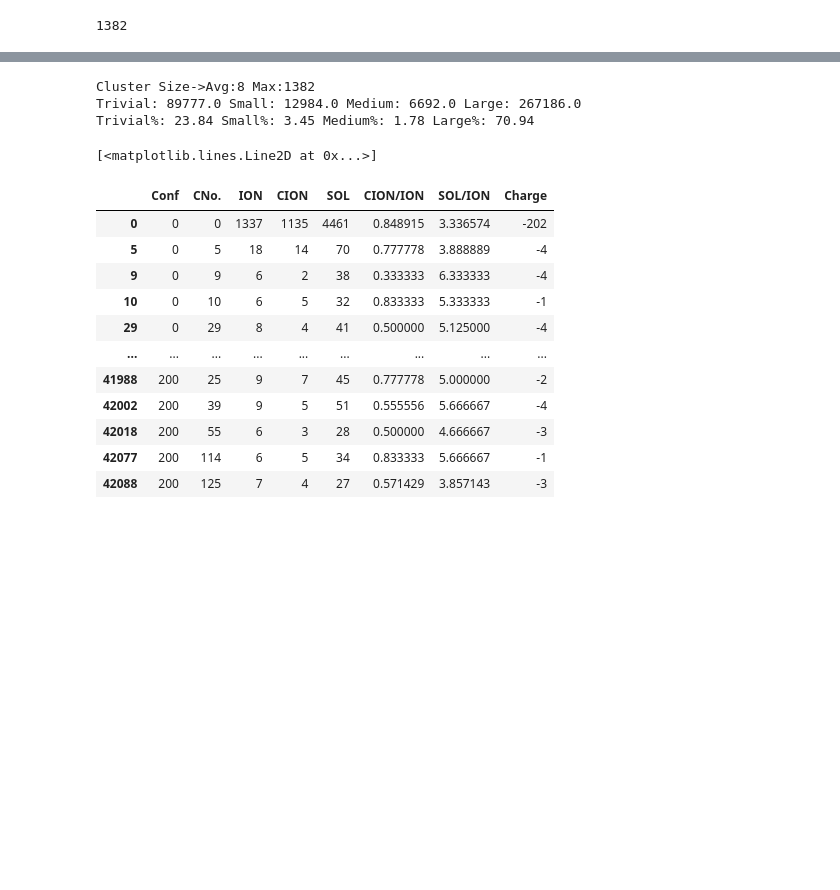
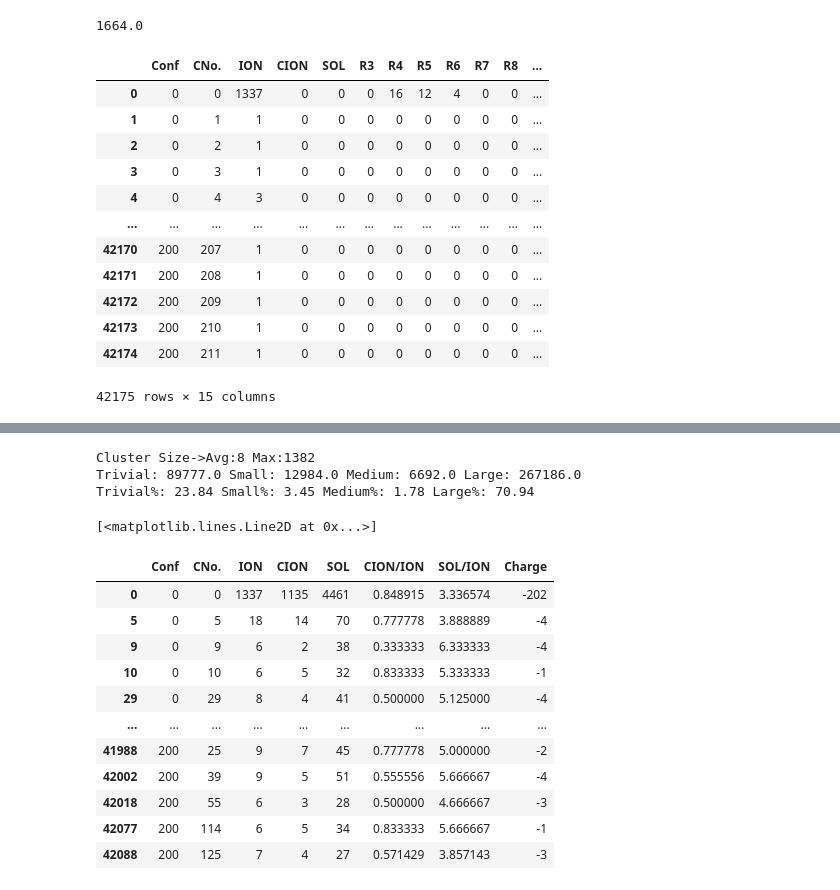
Before and after one commit to avi1299/KDP_Clustering, a Jupyter notebook: CSV_analyser.ipynb, the cells around one changed output, grey strips where cells are left out. Drawn from its saved outputs; the diff is of its cells as text; code cells hidden in the pictures; blank space fills up the shorter version.

Commit message:
Made changes to ring analysis so it finds Euler's number of rings
Created the Results.csv for different saturations for the M1B model

CSV_analyser.ipynb modified to have some groupby tools

```diff
--- a/CSV_analyser.ipynb
+++ b/CSV_analyser.ipynb
@@ -13,15 +13,40 @@ df_bs3=pd.read_csv("./bin/Results_bs3.csv")
 df_bs2=pd.read_csv("./bin/Results_bs2.csv")
 df_bs1=pd.read_csv("./bin/Results_bs1.csv")
 df_bsh=pd.read_csv("./bin/Results_bsh.csv")
-df=df_bs4
+df_bs4_r=pd.read_csv("./bin/Results_bs4_r.csv")
+df_bs3_r=pd.read_csv("./bin/Results_bs3_r.csv")
+df_bs2_r=pd.read_csv("./bin/Results_bs2_r.csv")
+df_bs1_r=pd.read_csv("./bin/Results_bs1_r.csv")
+df_bsh_r=pd.read_csv("./bin/Results_bsh_r.csv")
+df_monoclinic=pd.read_csv("./bin/Results_monoclinic.csv")
+df_tetragonal=pd.read_csv("./bin/Results_tetragonal.csv")
+#df_temp=pd.read_csv("./bin/Results.csv")
+df=df_bs4_r
-# %% [output]
-1382
 # %%
 conf_number=df['Conf'].iloc[-1]+1
 no_of_ION=df['ION'].sum()/conf_number
 no_of_CION=no_of_ION
+print(no_of_ION)
+# %% [output]
+1664.0
 # %%
 df['Charge']=df['CION']-df['ION']
 df['CION/ION']=df['CION']/df['ION']
 df['SOL/ION']=df['SOL']/df['ION']
 max_cluster_size=df['ION'].max()
+# %%
+df
+# %% [output]
+|  | Conf | CNo. | ION | CION | SOL | R3 | R4 | R5 | R6 | R7 | R8 | ... |
+| 0 | 0 | 0 | 1337 | 0 | 0 | 0 | 16 | 12 | 4 | 0 | 0 | ... |
+| 1 | 0 | 1 | 1 | 0 | 0 | 0 | 0 | 0 | 0 | 0 | 0 | ... |
+| 2 | 0 | 2 | 1 | 0 | 0 | 0 | 0 | 0 | 0 | 0 | 0 | ... |
+| 3 | 0 | 3 | 1 | 0 | 0 | 0 | 0 | 0 | 0 | 0 | 0 | ... |
+| 4 | 0 | 4 | 3 | 0 | 0 | 0 | 0 | 0 | 0 | 0 | 0 | ... |
+| ... | ... | ... | ... | ... | ... | ... | ... | ... | ... | ... | ... | ... |
+| 42170 | 200 | 207 | 1 | 0 | 0 | 0 | 0 | 0 | 0 | 0 | 0 | ... |
+| 42171 | 200 | 208 | 1 | 0 | 0 | 0 | 0 | 0 | 0 | 0 | 0 | ... |
+| 42172 | 200 | 209 | 1 | 0 | 0 | 0 | 0 | 0 | 0 | 0 | 0 | ... |
+| 42173 | 200 | 210 | 1 | 0 | 0 | 0 | 0 | 0 | 0 | 0 | 0 | ... |
+| 42174 | 200 | 211 | 1 | 0 | 0 | 0 | 0 | 0 | 0 | 0 | 0 | ... |
+42175 rows × 15 columns
```
Also changed, not shown: parts of 5 cells of this notebook, 16 other files.
